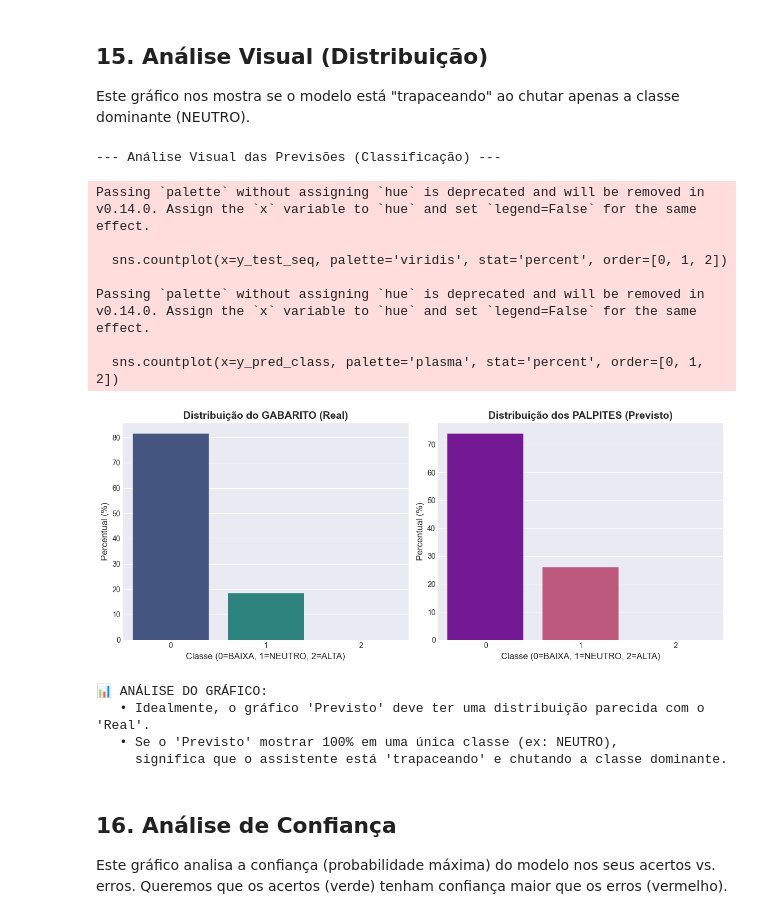
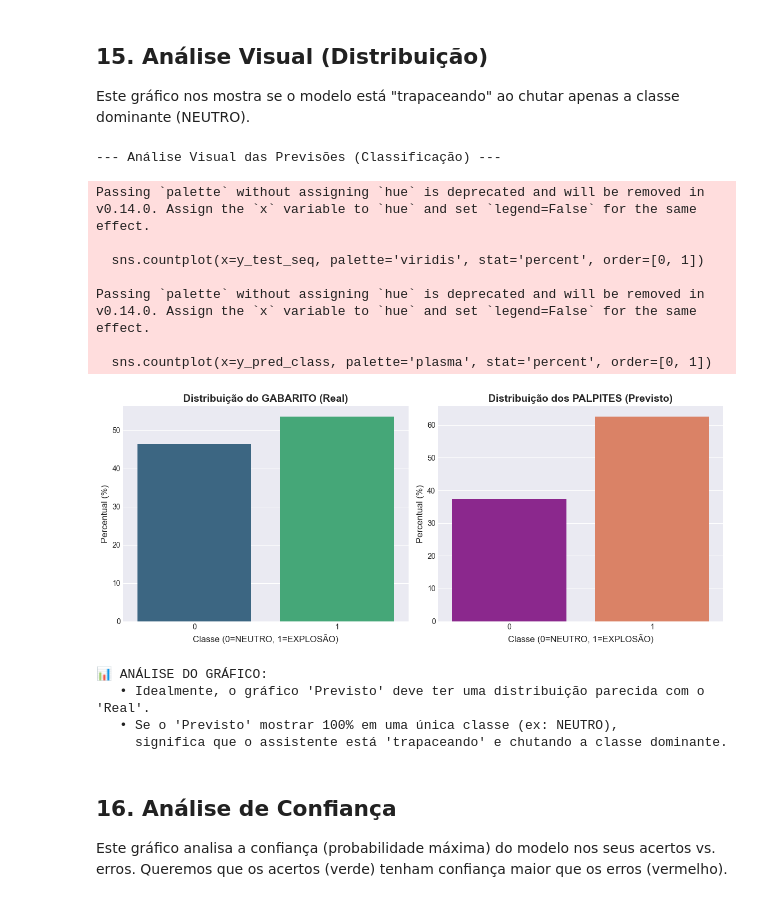
Before and after one commit to evandro-godoy/wtnps-trade, a Jupyter notebook: notebooks/analyzes/lstm_local_training_analysis_m5_daytrade.ipynb, the cells around one changed output. Cells and saved outputs as stored; diff of their text form; code cells hidden in the pictures.

Commit message:
feat: adicionado engine daytrade e modificações nos modelos e backtest.

```diff
--- a/notebooks/analyzes/lstm_local_training_analysis_m5_daytrade.ipynb
+++ b/notebooks/analyzes/lstm_local_training_analysis_m5_daytrade.ipynb
@@ -569,7 +567,7 @@ def create_target_volatility(df, period, multiplier_threshold):
 
 # CONFIGURAÇÃO (Ajuste após rodar a Célula 4.5)
 # Provavelmente o multiplicador para M5 será diferente de 3.0 (talvez maior ou menor)
-VOLATILITY_MULTIPLIER = 4.0
+VOLATILITY_MULTIPLIER = 2.5
 # TARGET_PERIOD definido na Célula 2
 
 df_clean = create_target_volatility(df_features, TARGET_PERIOD, VOLATILITY_MULTIPLIER)
@@ -769,7 +765,7 @@ Modelo com 30 épocas pois M5 possuí muitos dados. Paciência em 15, para trein
 # Callback Early Stopping (Aumentando a paciência)
 early_stopping = EarlyStopping(
     monitor='val_loss',
-    patience=15, # Dando mais tempo para o modelo aprender os casos raros
+    patience=10, # Dando mais tempo para o modelo aprender os casos raros
     restore_best_weights=True
 )
 
@@ -943,41 +939,39 @@ Este gráfico nos mostra se o modelo está "trapaceando" ao chutar apenas a clas
 # %%
 print("\n--- Análise Visual das Previsões (Classificação) ---")
 
 plt.figure(figsize=(12, 5))
 
 # Gráfico 1: Distribuição do Gabarito Real (y_test_seq)
 plt.subplot(1, 2, 1)
-sns.countplot(x=y_test_seq, palette='viridis', stat='percent', order=[0, 1, 2])
+sns.countplot(x=y_test_seq, palette='viridis', stat='percent', order=[0, 1])
 plt.title('Distribuição do GABARITO (Real)', fontsize=14, fontweight='bold')
-plt.xlabel('Classe (0=BAIXA, 1=NEUTRO, 2=ALTA)', fontsize=12)
+plt.xlabel('Classe (0=NEUTRO, 1=EXPLOSÃO)', fontsize=12)
 plt.ylabel('Percentual (%)', fontsize=12)
-plt.xticks([0, 1, 2])
-
+plt.xticks([0, 1])
 # Gráfico 2: Distribuição dos Palpites (y_pred_class)
 plt.subplot(1, 2, 2)
-sns.countplot(x=y_pred_class, palette='plasma', stat='percent', order=[0, 1, 2])
+sns.countplot(x=y_pred_class, palette='plasma', stat='percent', order=[0, 1])
 plt.title('Distribuição dos PALPITES (Previsto)', fontsize=14, fontweight='bold')
-plt.xlabel('Classe (0=BAIXA, 1=NEUTRO, 2=ALTA)', fontsize=12)
+plt.xlabel('Classe (0=NEUTRO, 1=EXPLOSÃO)', fontsize=12)
 plt.ylabel('Percentual (%)', fontsize=12)
-plt.xticks([0, 1, 2])
-
+plt.xticks([0, 1])
 plt.tight_layout()
 plt.show()
 
 print("\n📊 ANÁLISE DO GRÁFICO:")
 print("   • Idealmente, o gráfico 'Previsto' deve ter uma distribuição parecida com o 'Real'.")
 print("   • Se o 'Previsto' mostrar 100% em uma única classe (ex: NEUTRO),")
 print("     significa que o assistente está 'trapaceando' e chutando a classe dominante.")
 # %% [output]
 --- Análise Visual das Previsões (Classificação) ---
 Passing `palette` without assigning `hue` is deprecated and will be removed in v0.14.0. Assign the `x` variable to `hue` and set `legend=False` for the same effect.
 
-  sns.countplot(x=y_test_seq, palette='viridis', stat='percent', order=[0, 1, 2])
+  sns.countplot(x=y_test_seq, palette='viridis', stat='percent', order=[0, 1])
 
 Passing `palette` without assigning `hue` is deprecated and will be removed in v0.14.0. Assign the `x` variable to `hue` and set `legend=False` for the same effect.
 
-  sns.countplot(x=y_pred_class, palette='plasma', stat='percent', order=[0, 1, 2])
+  sns.countplot(x=y_pred_class, palette='plasma', stat='percent', order=[0, 1])
-[figure, old version]
+[figure, new version]
 📊 ANÁLISE DO GRÁFICO:
    • Idealmente, o gráfico 'Previsto' deve ter uma distribuição parecida com o 'Real'.
    • Se o 'Previsto' mostrar 100% em uma única classe (ex: NEUTRO),
```
Also changed, not shown: parts of 14 cells of this notebook, 50 other files.
